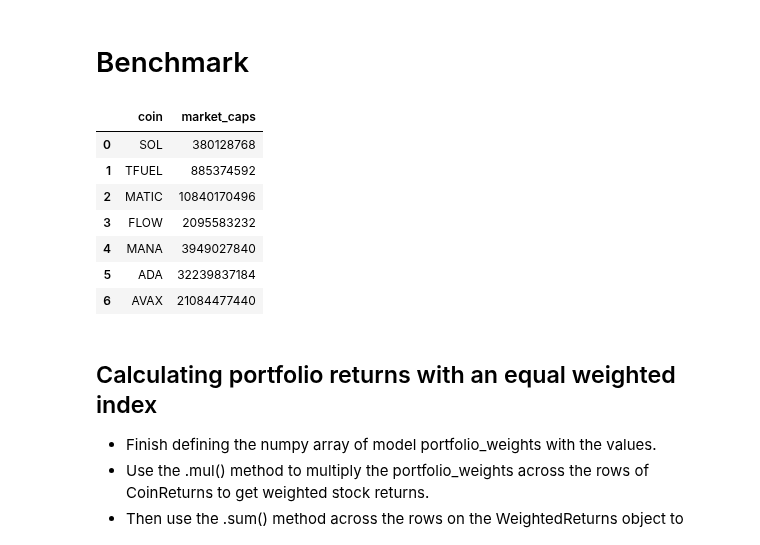
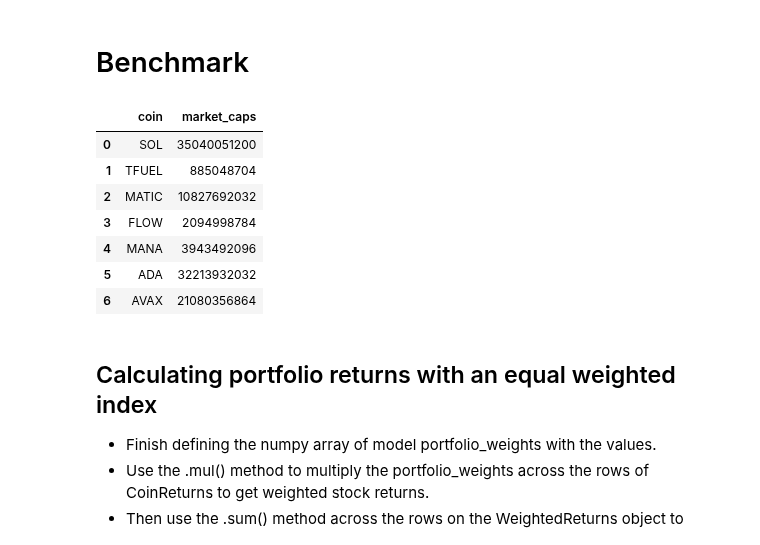
Before and after one commit to amicha02/ape_mining, a Jupyter notebook: notebooks/Trade_universe.ipynb, the cells around one changed output. Saved outputs shown, nothing was run; the diff lists cells and outputs as text; code cells hidden in the pictures.

```diff
--- a/notebooks/Trade_universe.ipynb
+++ b/notebooks/Trade_universe.ipynb
@@ -427,21 +407,21 @@ plt.show()
 # Benchmark
 # %%
 mcap = []
-ycoins = ['SOL', 'TFUEL-USD', 'MATIC-USD', 'FLOW-USD', 'MANA-USD', 'ADA-USD', 'AVAX-USD']
+ycoins = ['SOL-USD', 'TFUEL-USD', 'MATIC-USD', 'FLOW-USD', 'MANA-USD', 'ADA-USD', 'AVAX-USD']
 for coin in ycoins:
     mcap.append(list(web.get_quote_yahoo(coin)['marketCap'].values)[0])
 data = {'coin':COINS, 'market_caps': mcap}
-df = pd.DataFrame(data=data)
-df
+table = pd.DataFrame(data=data)
+table
 # %% [output]
 |  | coin | market_caps |
-| 0 | SOL | 380128768 |
-| 1 | TFUEL | 885374592 |
-| 2 | MATIC | 10840170496 |
-| 3 | FLOW | 2095583232 |
-| 4 | MANA | 3949027840 |
-| 5 | ADA | 32239837184 |
-| 6 | AVAX | 21084477440 |
+| 0 | SOL | 35040051200 |
+| 1 | TFUEL | 885048704 |
+| 2 | MATIC | 10827692032 |
+| 3 | FLOW | 2094998784 |
+| 4 | MANA | 3943492096 |
+| 5 | ADA | 32213932032 |
+| 6 | AVAX | 21080356864 |
 # %% [markdown]
 ## Calculating portfolio returns with an equal weighted index
 - Finish defining the numpy array of model portfolio_weights with the values.
```
Also changed, not shown: parts of 9 cells of this notebook.
